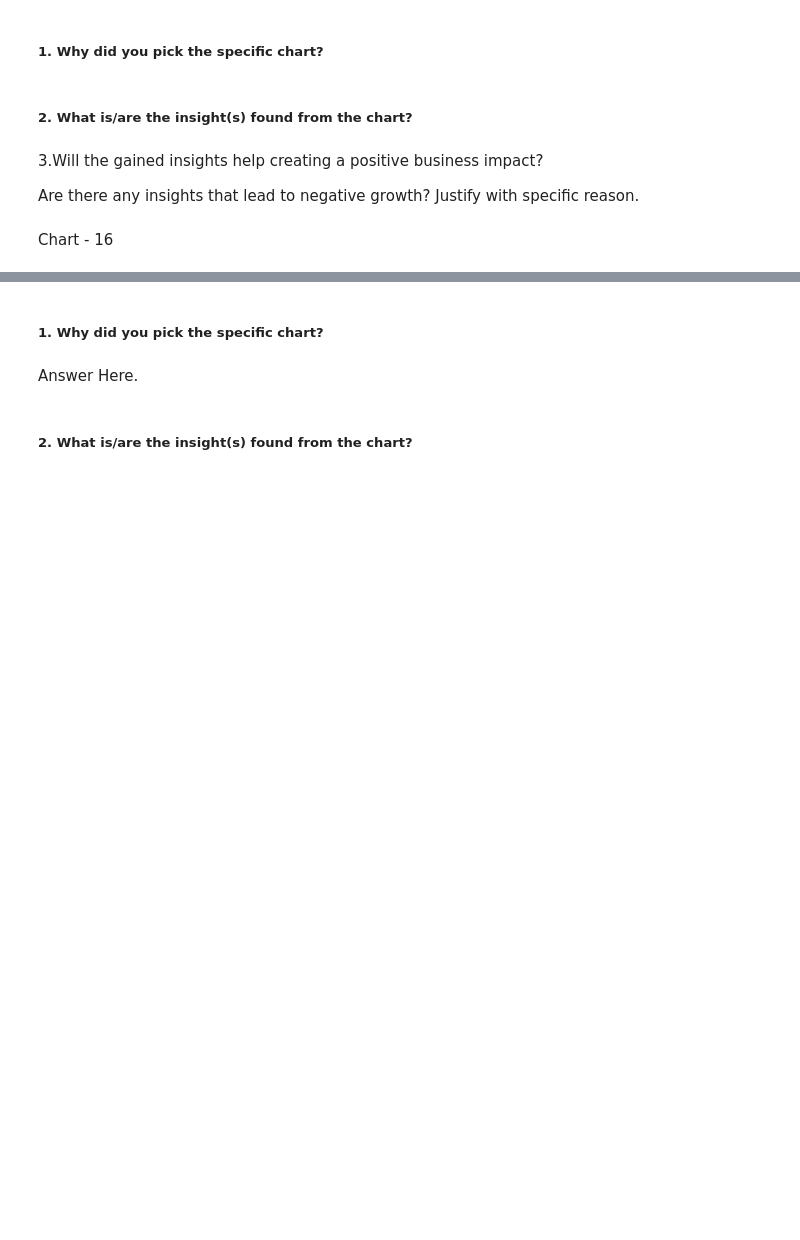
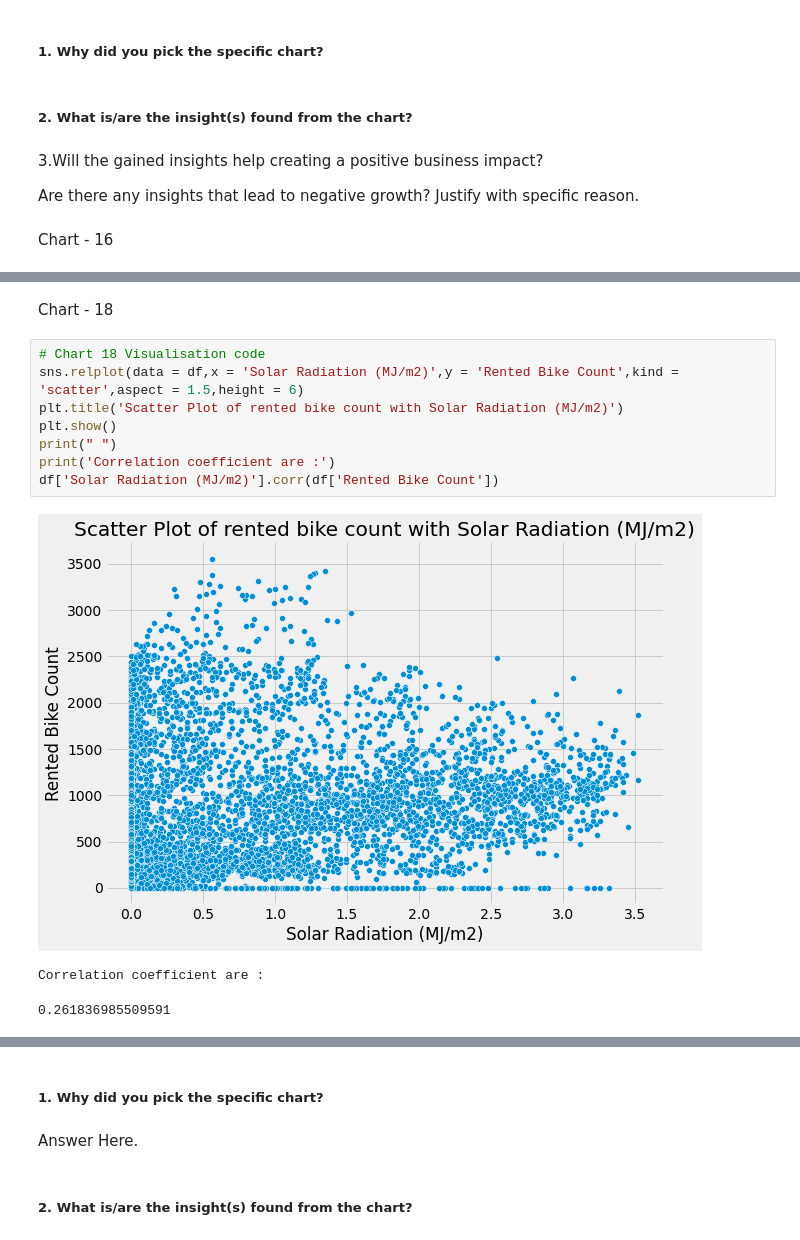
Before and after one commit to thepankaj018/Bike-Sharing-Demand-Prediction, a Jupyter notebook: Bike_Sharing_Demand_Prediction.ipynb, the cells around one changed output, grey strips where cells are left out. Saved outputs shown, nothing was run; the diff lists cells and outputs as text; blank space fills up the shorter version.

```diff
--- a/Bike_Sharing_Demand_Prediction.ipynb
+++ b/Bike_Sharing_Demand_Prediction.ipynb
@@ -620,0 +646,14 @@ Chart - 16
+# %% [markdown]
+Chart - 18
+# %%
+# Chart 18 Visualisation code
+sns.relplot(data = df,x = 'Solar Radiation (MJ/m2)',y = 'Rented Bike Count',kind = 'scatter',aspect = 1.5,height = 6)
+plt.title('Scatter Plot of rented bike count with Solar Radiation (MJ/m2)')
+plt.show()
+print(" ")
+print('Correlation coefficient are :')
+df['Solar Radiation (MJ/m2)'].corr(df['Rented Bike Count'])
+# %% [output]
+[figure, added]
+Correlation coefficient are :
+0.261836985509591
```
Also changed, not shown: parts of 30 cells of this notebook.
